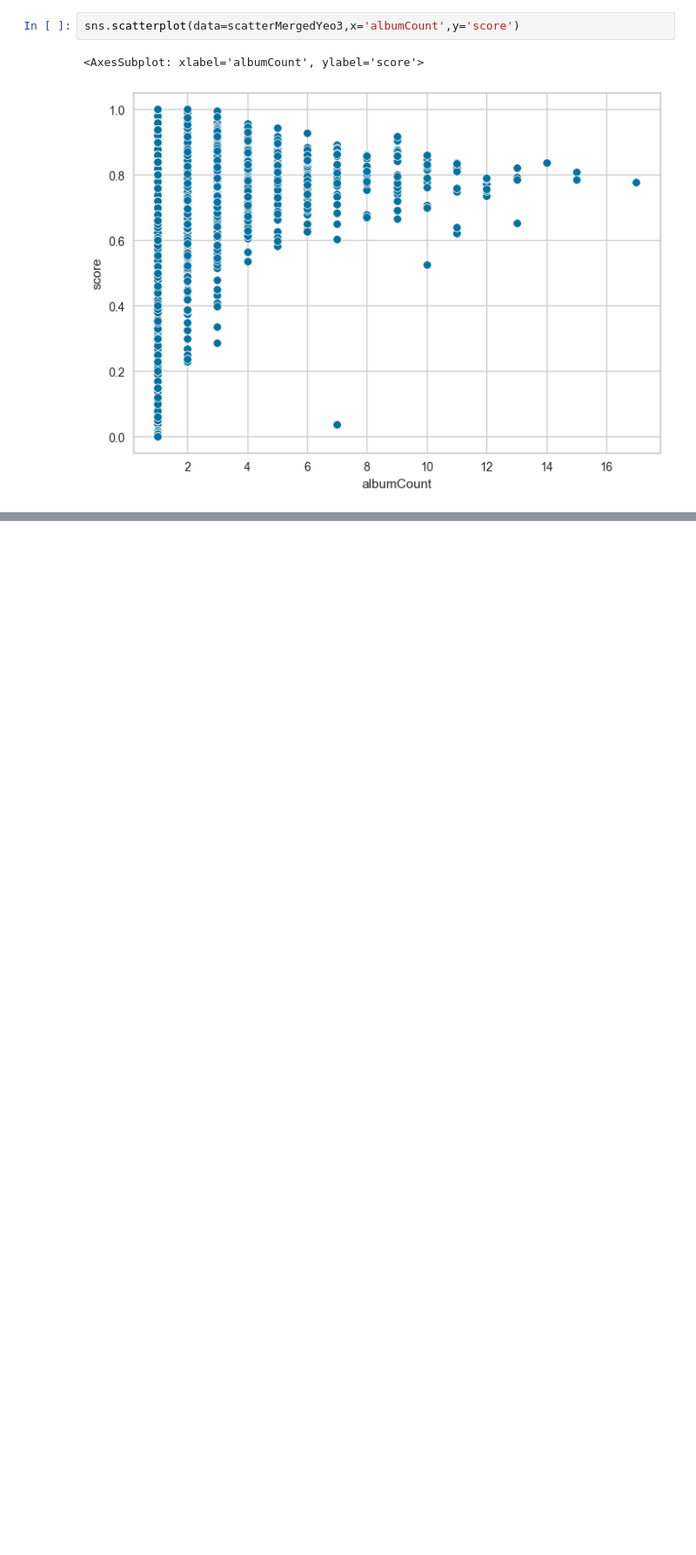
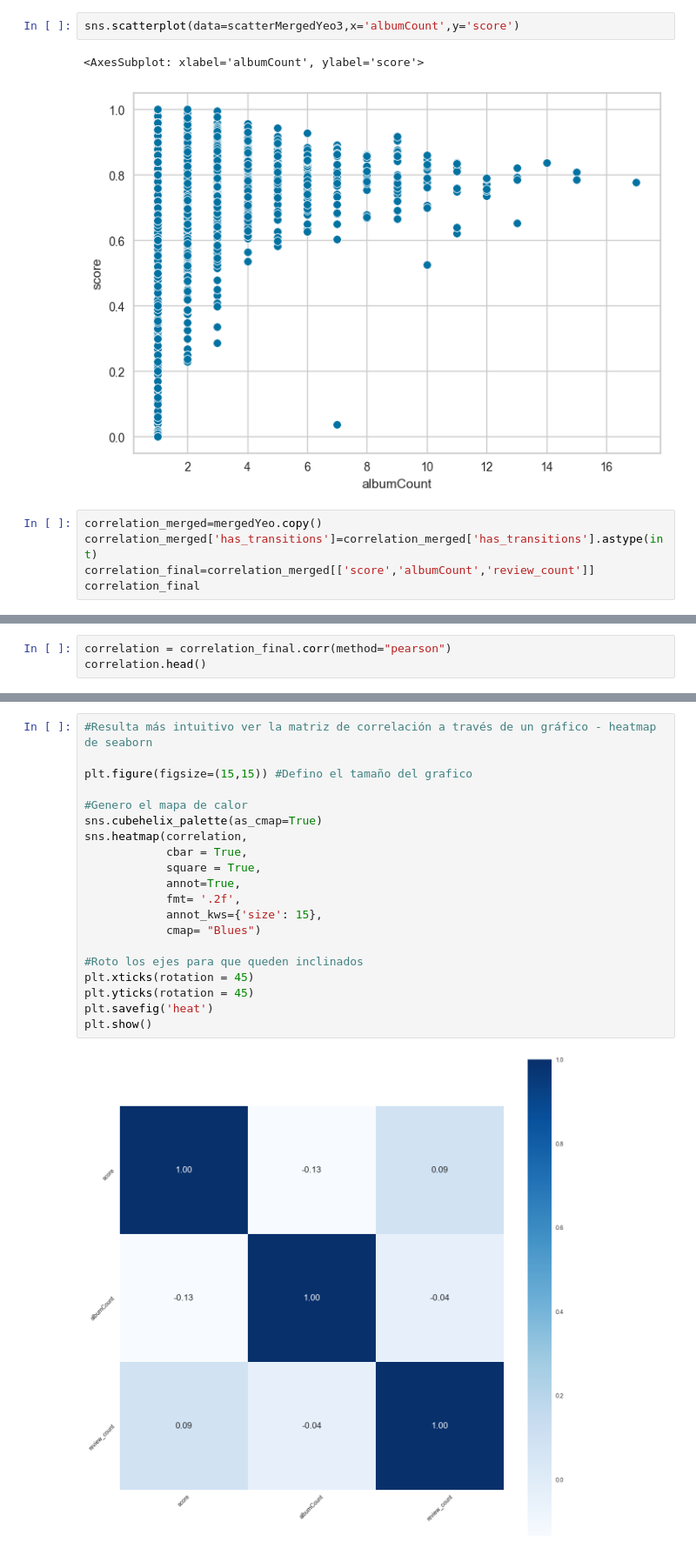
Before and after one commit to chainReactionCol/newRep, a Jupyter notebook: Data_StoryTelling_Sanchez_Ruiz.ipynb, the cells around one changed output, grey strips where cells are left out. Shown at 87% size. Cells and saved outputs as stored; diff of their text form; blank space fills up the shorter version.

Commit message:
New calculations about correlation and mutual information were added

```diff
--- a/Data_StoryTelling_Sanchez_Ruiz.ipynb
+++ b/Data_StoryTelling_Sanchez_Ruiz.ipynb
@@ -826,3 +831,8 @@ sns.scatterplot(data=scatterMergedYeo3,x='albumCount',y='score')
 # %% [output]
 <AxesSubplot: xlabel='albumCount', ylabel='score'>
 [figure]
+# %%
+correlation_merged=mergedYeo.copy()
+correlation_merged['has_transitions']=correlation_merged['has_transitions'].astype(int)
+correlation_final=correlation_merged[['score','albumCount','review_count']]
+correlation_final
@@ -828,0 +853,3 @@ sns.scatterplot(data=scatterMergedYeo3,x='albumCount',y='score')
+# %%
+correlation = correlation_final.corr(method="pearson")
+correlation.head()
@@ -828,0 +861,22 @@ sns.scatterplot(data=scatterMergedYeo3,x='albumCount',y='score')
+# %%
+#Resulta más intuitivo ver la matriz de correlación a través de un gráfico - heatmap de seaborn
+
+plt.figure(figsize=(15,15)) #Defino el tamaño del grafico
+
+#Genero el mapa de calor
+sns.cubehelix_palette(as_cmap=True)
+sns.heatmap(correlation,
+            cbar = True,
+            square = True,
+            annot=True,
+            fmt= '.2f',
+            annot_kws={'size': 15},
+            cmap= "Blues")
+
+#Roto los ejes para que queden inclinados
+plt.xticks(rotation = 45)
+plt.yticks(rotation = 45)
+plt.savefig('heat')
+plt.show()
+# %% [output]
+[figure, added]
```
Also changed, not shown: parts of 14 cells of this notebook, 4 other files.
